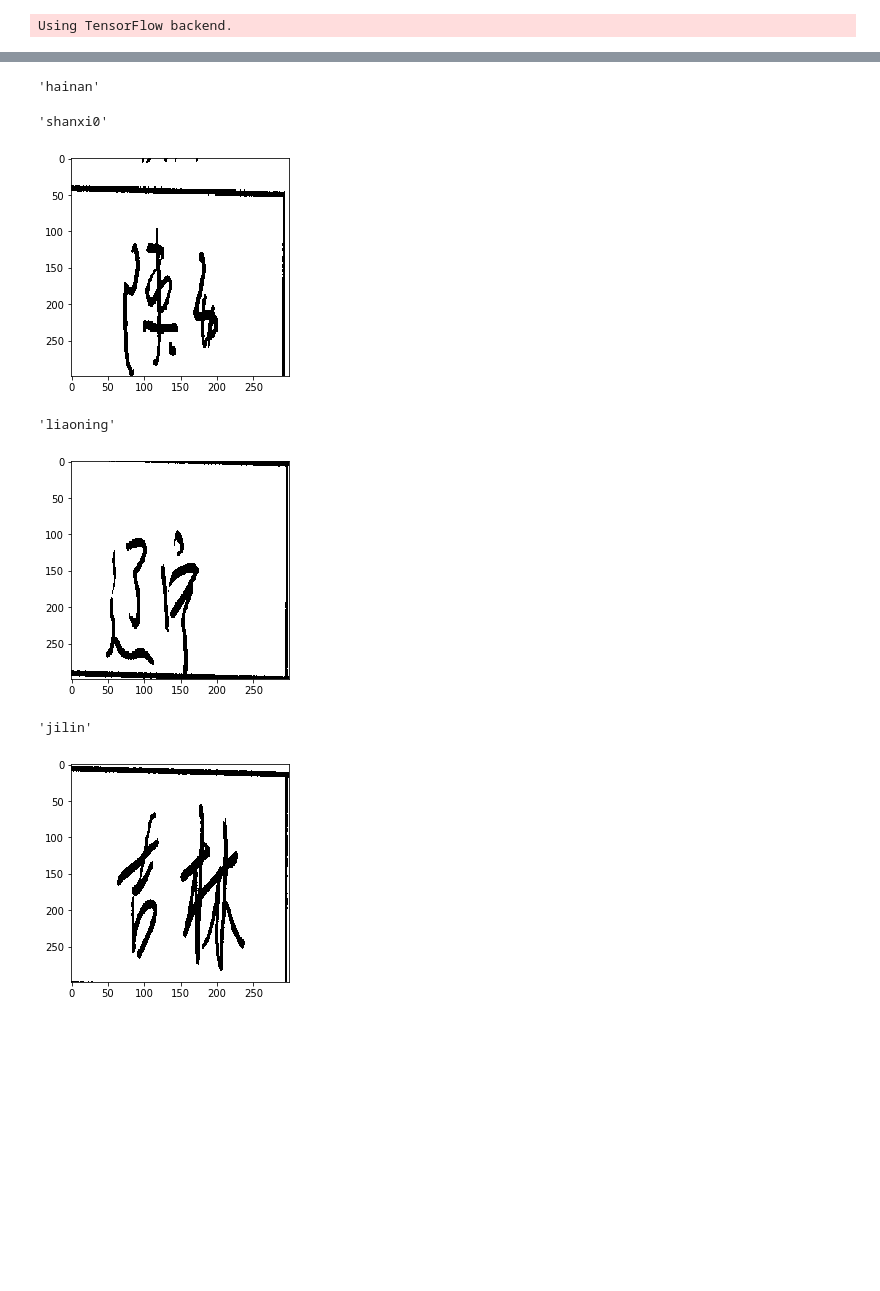
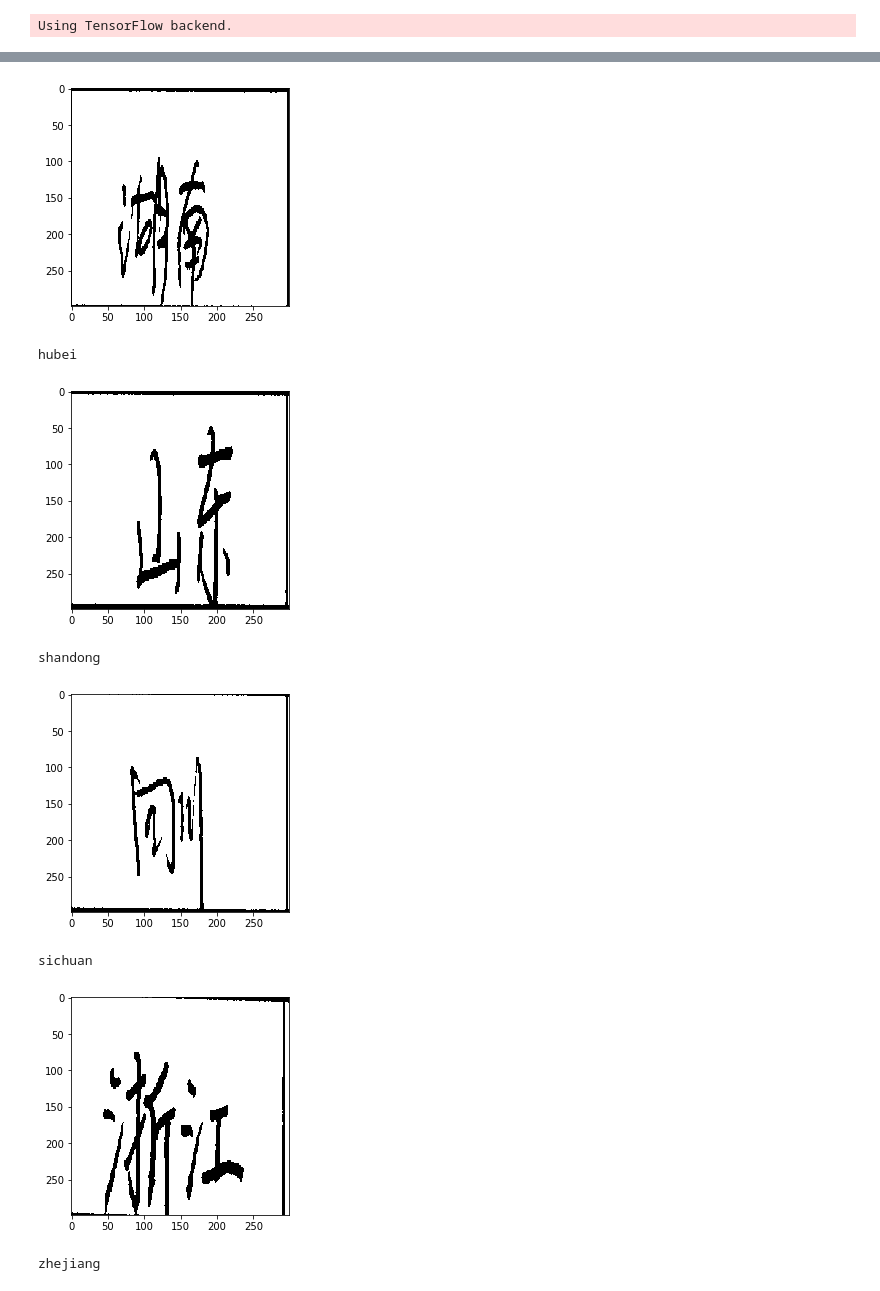
Before and after one commit to leezqcst/express_recognition, a Jupyter notebook: model/inception.ipynb, the cells around one changed output, grey strips where cells are left out. Cells and saved outputs as stored; diff of their text form; code cells hidden in the pictures; blank space fills up the shorter version.

Commit message:
train model

```diff
--- a/model/inception.ipynb
+++ b/model/inception.ipynb
@@ -321,28 +106,18 @@ label = np.argmax(pred, 1)
-# %%
-classes[label[0]]
-# %% [output]
-'hainan'
-# %%
-plt.imshow(img[0][1]/255.)
-
-pred = np.argmax(mymodel.predict(img[0][1:2]), 1)
-classes[pred[0]]
-# %% [output]
-'shanxi0'
-[figure, removed]
-# %%
-plt.imshow(img[0][2]/255.)
-
-pred = np.argmax(mymodel.predict(img[0][2:3]), 1)
-classes[pred[0]]
-# %% [output]
-'liaoning'
-[figure, removed]
-# %%
-plt.imshow(img[0][3]/255.)
-
-pred = np.argmax(mymodel.predict(img[0][3:4]), 1)
-classes[pred[0]]
-# %% [output]
-'jilin'
-[figure, removed]
+# %%
+img, _ = iter(train_generator).next()
+# %%
+for i in range(15):
+    plt.imshow(img[i])
+    plt.show()
+    pred = mymodel.predict(img[i:i+1])
+    label = np.argmax(pred, 1)
+    print(classes[label[0]])
+# %% [output]
+[figure, added]
+hubei
+[figure, added]
+shandong
+[figure, added]
+sichuan
+[figure, added]
+zhejiang
```
Also changed, not shown: parts of 18 cells of this notebook, 1 other file.
